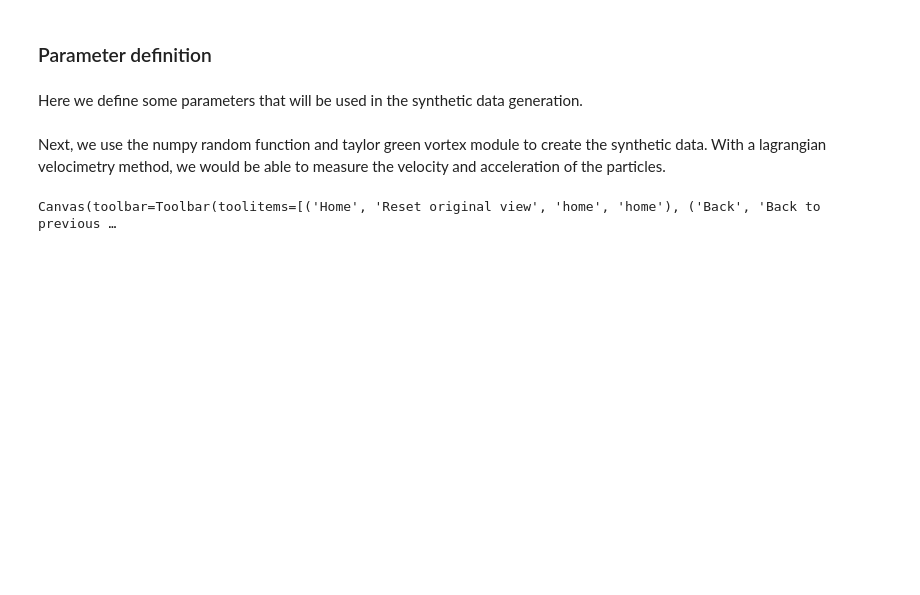
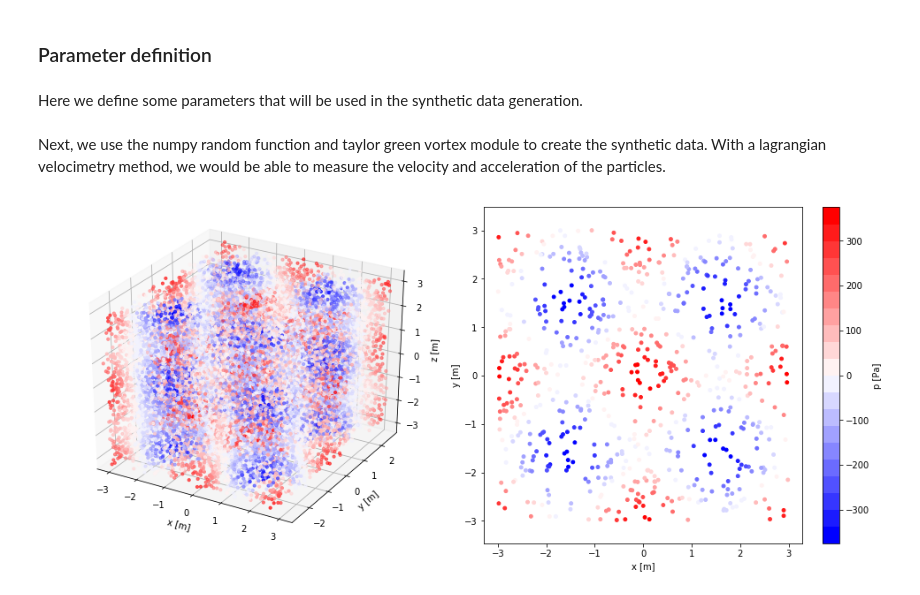
Before and after one commit to njneeteson/LagrangianPressureExtraction, a Jupyter notebook: Lagrangian Pressure Extraction.ipynb, the cells around one changed output. Drawn from its saved outputs; the diff is of its cells as text; code cells hidden in the pictures; blank space fills up the shorter version.

Commit message:
changed figures to inline to get them to show up on github

```diff
--- a/Lagrangian Pressure Extraction.ipynb
+++ b/Lagrangian Pressure Extraction.ipynb
@@ -59,7 +59,7 @@ zThresh = 0.1
 norm = mpl.colors.Normalize(vmin=pMin,vmax=pMax)
 cmap=plt.cm.get_cmap('bwr', 20)
 
-fig = plt.figure(figsize=(9,4))
+fig = plt.figure(figsize=(14,7))
 
 fig.canvas.toolbar_visible = True
 fig.canvas.header_visible = True
@@ -67,40 +67,33 @@ fig.canvas.header_visible = True
 ax = fig.add_subplot(121, projection='3d')
 
 ax.scatter(X[:,0],X[:,1],X[:,2],s=10,c=pTrue,cmap=cmap,vmin=pMin, vmax=pMax);
 
 ax.set_xlabel('x [m]')
 ax.set_ylabel('y [m]')
 ax.set_zlabel('z [m]')
 
 
 ax2 = fig.add_subplot(122)
 
 X_zPlane = X[np.abs(X[:,2])<zThresh,:]
 pTrue_zPlane = pTrue[np.abs(X[:,2])<zThresh]
 
-ax2.scatter(X_zPlane[:,0],X_zPlane[:,1],s=10,c=pTrue_zPlane,cmap=cmap,vmin=pMin,vmax=pMax)
+ax2.scatter(X_zPlane[:,0],X_zPlane[:,1],s=15,c=pTrue_zPlane,cmap=cmap,vmin=pMin,vmax=pMax)
 
 
 ax2.set_xlabel('x [m]')
 ax2.set_ylabel('y [m]')
 
 
 ax.axis('equal')
 ax2.axis('equal')
 
 sm = plt.cm.ScalarMappable(cmap=cmap, norm=norm)
 
 sm.set_array([])
 
 plt.colorbar(sm,label='p [Pa]')
 
-plt.subplots_adjust(left=0.01,right=0.95,wspace=0.3)
-
-fig.canvas.footer_visible = False
-fig.canvas.toolbar_visible = False
-fig.canvas.header_visible = False
-fig.canvas.resizable = False
-
-fig.show()
+plt.subplots_adjust(left=0.01,right=0.95,wspace=0.1)
 # %% [output]
-Canvas(toolbar=Toolbar(toolitems=[('Home', 'Reset original view', 'home', 'home'), ('Back', 'Back to previous …
+[figure, added]
```
Also changed, not shown: parts of 1 cell of this notebook.
